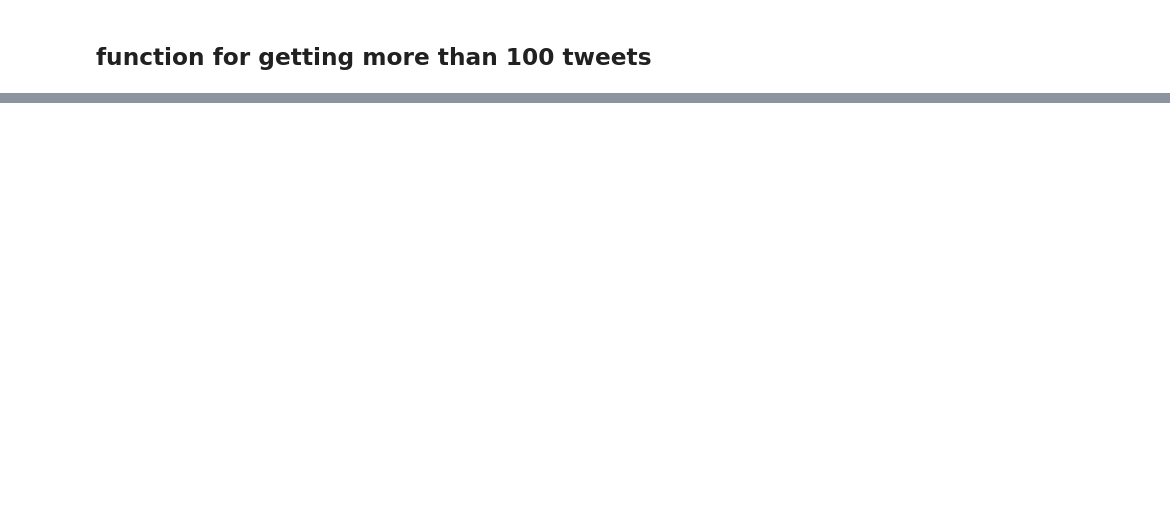
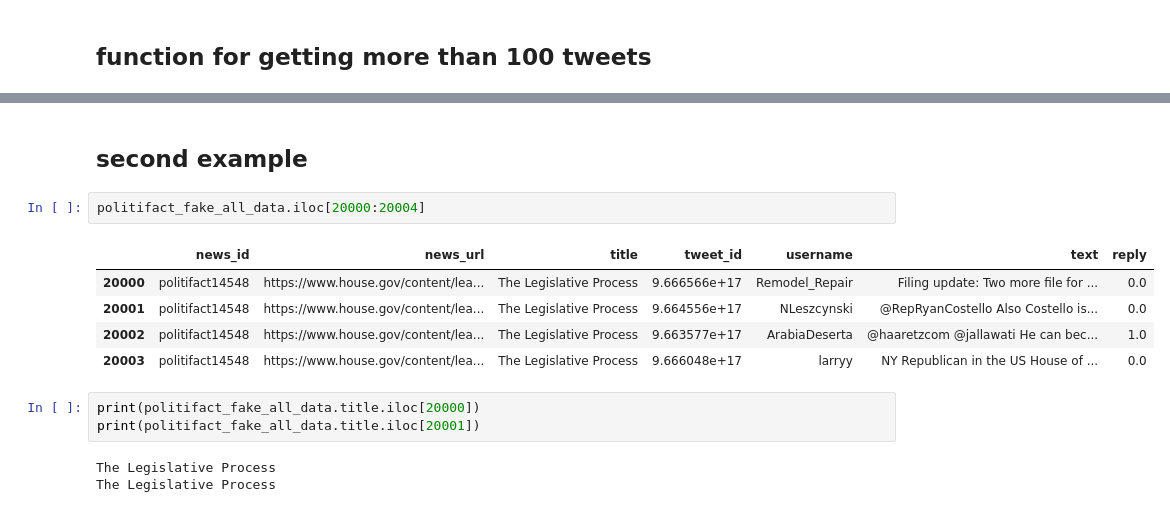
Before and after one commit to austinwilson1224/python, a Jupyter notebook: 199/eda.ipynb, the cells around one changed output, grey strips where cells are left out. Cells and saved outputs as stored; diff of their text form; blank space fills up the shorter version.

```diff
--- a/199/eda.ipynb
+++ b/199/eda.ipynb
@@ -245,0 +333,16 @@ test_df.shape
+# %% [markdown]
+## second example
+# %%
+politifact_fake_all_data.iloc[20000:20004]
+# %% [output]
+|  | news_id | news_url | title | tweet_id | username | text | reply |
+| 20000 | politifact14548 | https://www.house.gov/content/lea... | The Legislative Process | 9.666566e+17 | Remodel_Repair | Filing update: Two more file for ... | 0.0 |
+| 20001 | politifact14548 | https://www.house.gov/content/lea... | The Legislative Process | 9.664556e+17 | NLeszcynski | @RepRyanCostello Also Costello is... | 0.0 |
+| 20002 | politifact14548 | https://www.house.gov/content/lea... | The Legislative Process | 9.663577e+17 | ArabiaDeserta | @haaretzcom @jallawati He can bec... | 1.0 |
+| 20003 | politifact14548 | https://www.house.gov/content/lea... | The Legislative Process | 9.666048e+17 | larryy | NY Republican in the US House of ... | 0.0 |
+# %%
+print(politifact_fake_all_data.title.iloc[20000])
+print(politifact_fake_all_data.title.iloc[20001])
+# %% [output]
+The Legislative Process
+The Legislative Process
```
Also changed, not shown: parts of 78 cells of this notebook, 3 other files.
